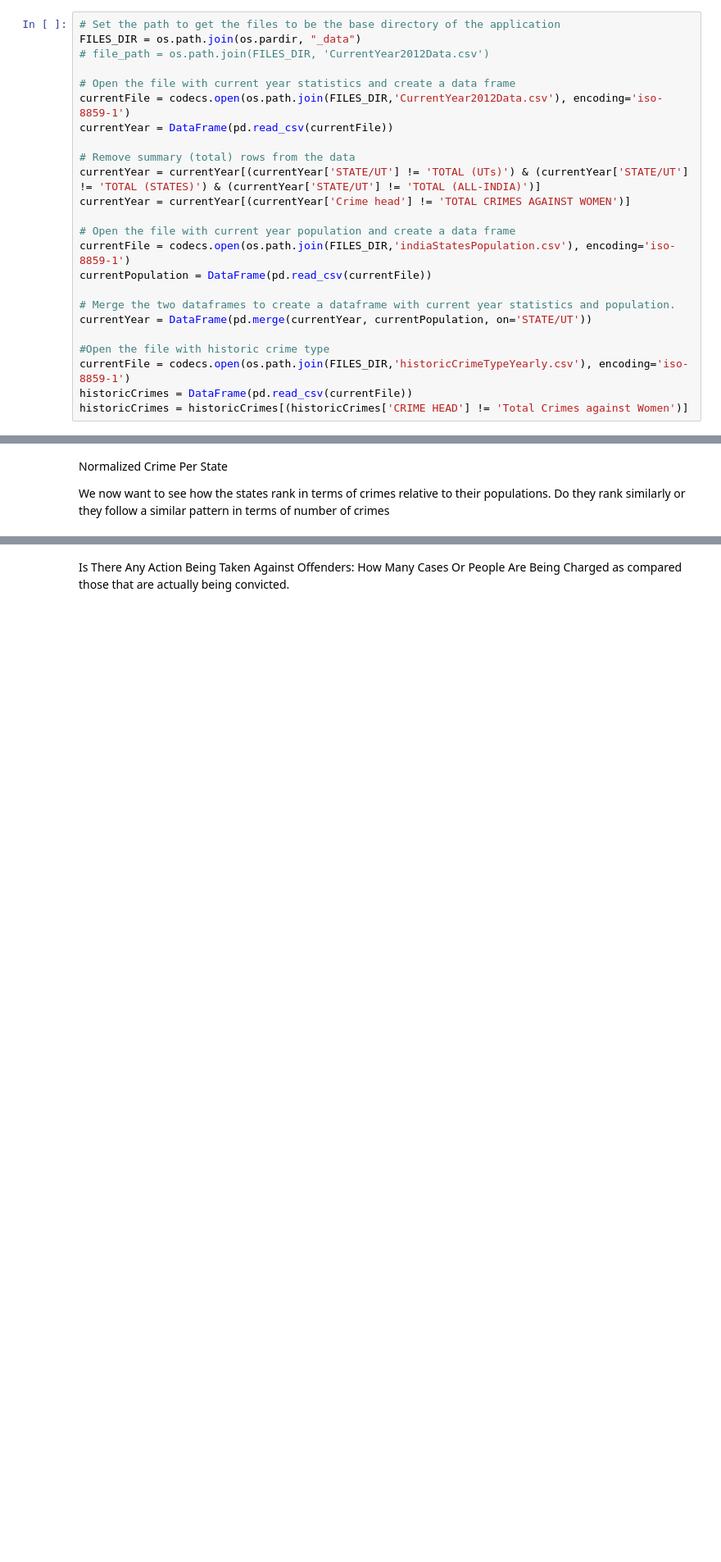
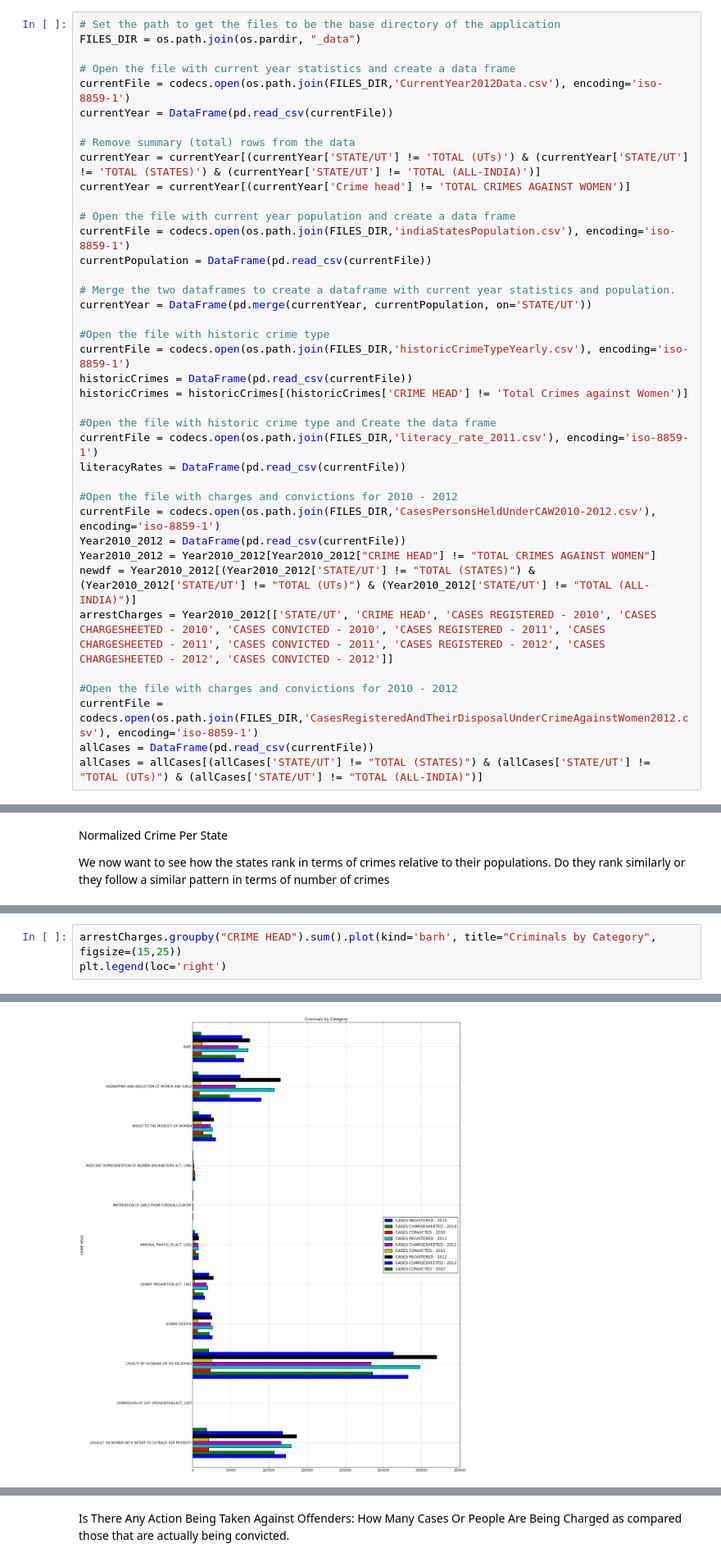
Before and after one commit to chalenge/crime-against-women, a Jupyter notebook: _notebooks/WomenCrimeAnalysis.ipynb, the cells around one changed output, grey strips where cells are left out. Shown at 82% size. Drawn from its saved outputs; the diff is of its cells as text; blank space fills up the shorter version.

```diff
--- a/_notebooks/WomenCrimeAnalysis.ipynb
+++ b/_notebooks/WomenCrimeAnalysis.ipynb
@@ -30,7 +53,6 @@ We start by importing the data from the csv data files. We then create data fram
 # %%
 # Set the path to get the files to be the base directory of the application
 FILES_DIR = os.path.join(os.pardir, "_data")
-# file_path = os.path.join(FILES_DIR, 'CurrentYear2012Data.csv')
 
 # Open the file with current year statistics and create a data frame
 currentFile = codecs.open(os.path.join(FILES_DIR,'CurrentYear2012Data.csv'), encoding='iso-8859-1')
@@ -51,6 +73,22 @@ currentYear = DataFrame(pd.merge(currentYear, currentPopulation, on='STATE/UT'))
 currentFile = codecs.open(os.path.join(FILES_DIR,'historicCrimeTypeYearly.csv'), encoding='iso-8859-1')
 historicCrimes = DataFrame(pd.read_csv(currentFile))
 historicCrimes = historicCrimes[(historicCrimes['CRIME HEAD'] != 'Total Crimes against Women')]
+
+#Open the file with historic crime type and Create the data frame
+currentFile = codecs.open(os.path.join(FILES_DIR,'literacy_rate_2011.csv'), encoding='iso-8859-1')
+literacyRates = DataFrame(pd.read_csv(currentFile))
+
+#Open the file with charges and convictions for 2010 - 2012
+currentFile = codecs.open(os.path.join(FILES_DIR,'CasesPersonsHeldUnderCAW2010-2012.csv'), encoding='iso-8859-1')
+Year2010_2012 = DataFrame(pd.read_csv(currentFile))
+Year2010_2012 = Year2010_2012[Year2010_2012["CRIME HEAD"] != "TOTAL CRIMES AGAINST WOMEN"]
+newdf = Year2010_2012[(Year2010_2012['STATE/UT'] != "TOTAL (STATES)") & (Year2010_2012['STATE/UT'] != "TOTAL (UTs)") & (Year2010_2012['STATE/UT'] != "TOTAL (ALL-INDIA)")]
+arrestCharges = Year2010_2012[['STATE/UT', 'CRIME HEAD', 'CASES REGISTERED - 2010', 'CASES CHARGESHEETED - 2010', 'CASES CONVICTED - 2010', 'CASES REGISTERED - 2011', 'CASES CHARGESHEETED - 2011', 'CASES CONVICTED - 2011', 'CASES REGISTERED - 2012', 'CASES CHARGESHEETED - 2012', 'CASES CONVICTED - 2012']]
+
+#Open the file with charges and convictions for 2010 - 2012
+currentFile = codecs.open(os.path.join(FILES_DIR,'CasesRegisteredAndTheirDisposalUnderCrimeAgainstWomen2012.csv'), encoding='iso-8859-1')
+allCases = DataFrame(pd.read_csv(currentFile))
+allCases = allCases[(allCases['STATE/UT'] != "TOTAL (STATES)") & (allCases['STATE/UT'] != "TOTAL (UTs)") & (allCases['STATE/UT'] != "TOTAL (ALL-INDIA)")]
 # %% [markdown]
 CURRENT YEAR ANALYSIS
 
@@ -245,0 +294,4 @@ Year2010_2012.head()
+# %%
+arrestCharges.groupby("CRIME HEAD").sum().plot(kind='barh', title="Criminals by Category", figsize=(15,25))
+plt.legend(loc='right')
+# %% [output]
@@ -245,0 +299 @@ Year2010_2012.head()
+[figure, added]
```
Also changed, not shown: parts of 37 cells of this notebook, 5 other files.
